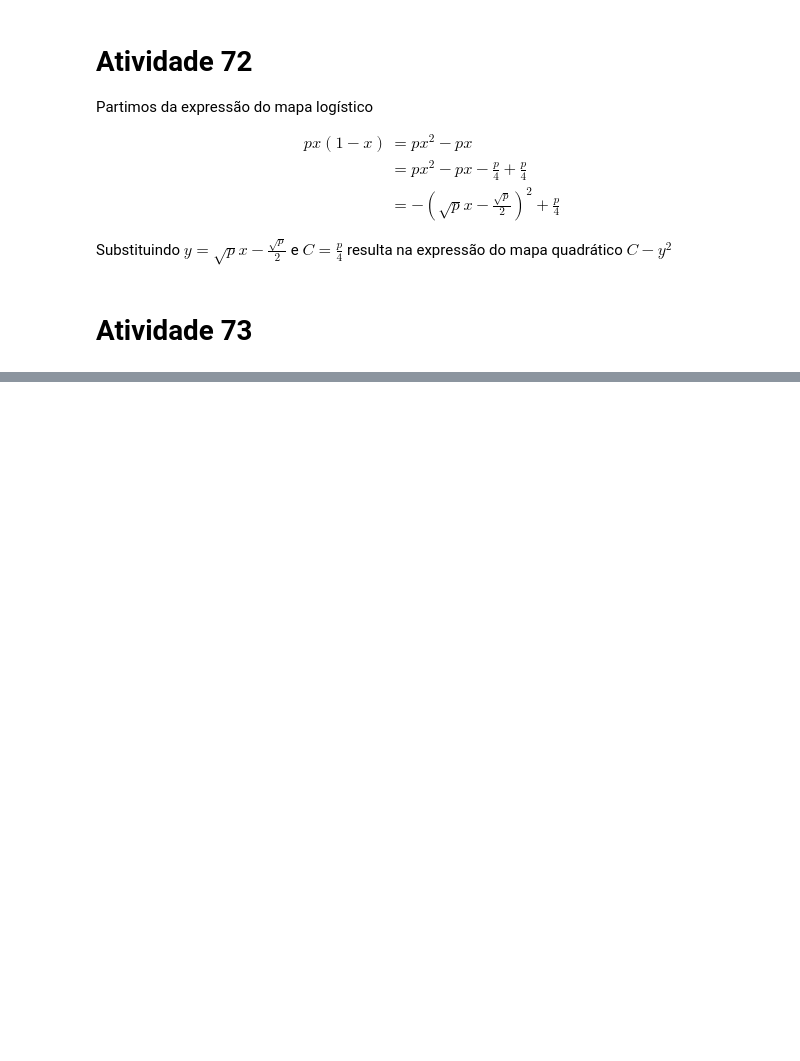
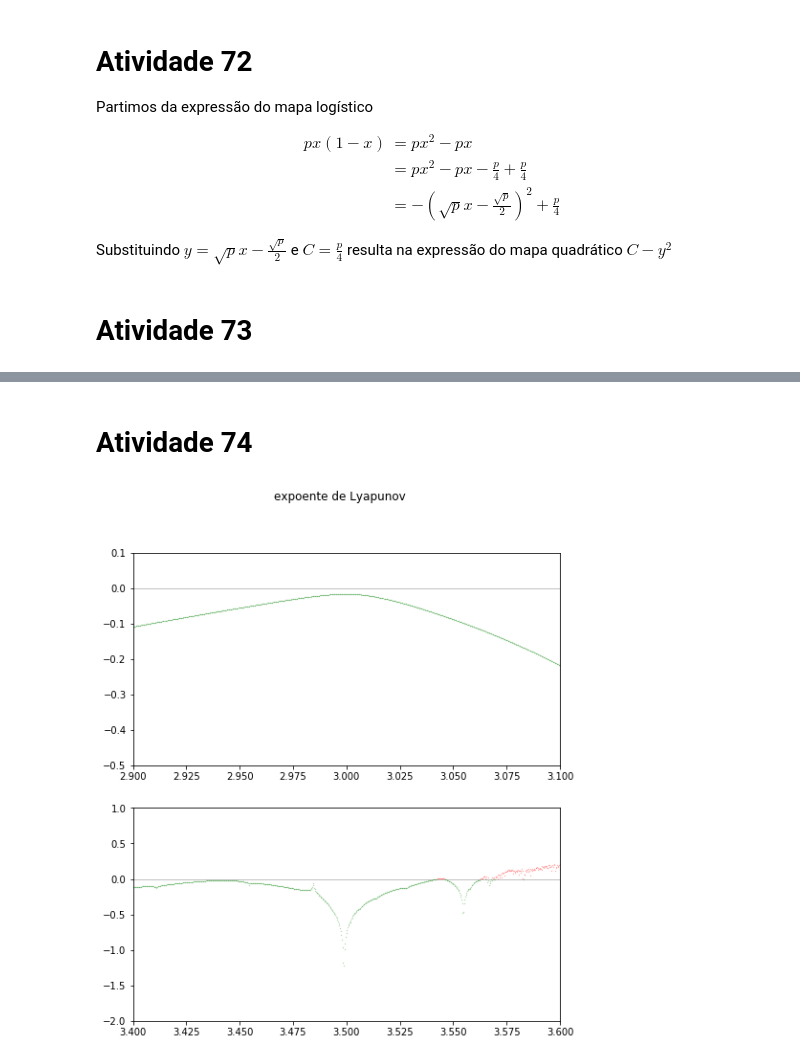
Before and after one commit to felipe-gm/ifusp_introcaos, a Jupyter notebook: Exercícios Introdução ao Caos.ipynb, the cells around one changed output, grey strips where cells are left out. Saved outputs shown, nothing was run; the diff lists cells and outputs as text; code cells hidden in the pictures; blank space fills up the shorter version.

```diff
--- a/Exercícios Introdução ao Caos.ipynb
+++ b/Exercícios Introdução ao Caos.ipynb
@@ -325,0 +320,33 @@ array([-6.97653977, -6.97641288, -6.97656376, ..., 88.56301082,
+# %% [markdown]
+# Atividade 74
+# %%
+fig, (ax1, ax2) = plt.subplots(2, 1)
+
+ax1.axhline(0, color='k', lw=.5, alpha=.5)
+
+ax1.plot(r[lyapunov < 0],
+         lyapunov[lyapunov < 0] / (NT+N),
+         '.g', alpha=.5, ms=.5)
+
+ax1.plot(r[lyapunov >= 0],
+         lyapunov[lyapunov >= 0] / (NT+N),
+         '.r', alpha=.5, ms=.5)
+ax1.set_xlim(2.9, 3.1)
+ax1.set_ylim(-.5, .1)
+
+ax2.axhline(0, color='k', lw=.5, alpha=.5)
+
+ax2.plot(r[lyapunov < 0],
+         lyapunov[lyapunov < 0] / (NT+N),
+         '.g', alpha=.5, ms=.5)
+
+ax2.plot(r[lyapunov >= 0],
+         lyapunov[lyapunov >= 0] / (NT+N),
+         '.r', alpha=.5, ms=.5)
+ax2.set_xlim(3.4, 3.6)
+ax2.set_ylim(-2, 1)
+
+fig.suptitle("expoente de Lyapunov")
+plt.show()
+# %% [output]
+[figure, added]
```
Also changed, not shown: parts of 2 cells of this notebook.
